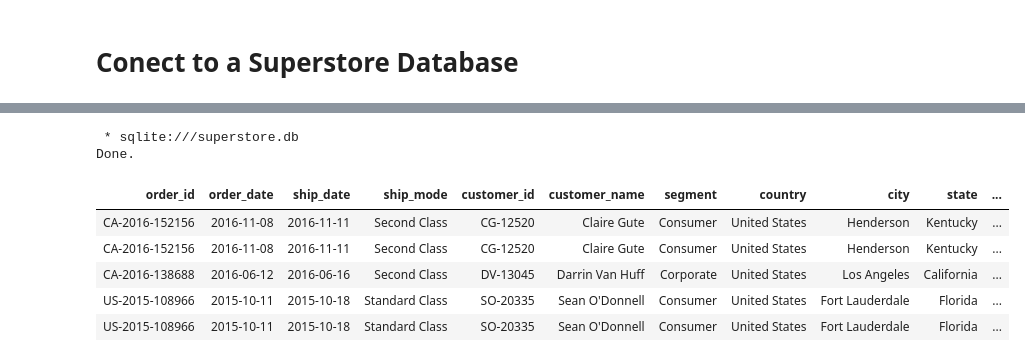
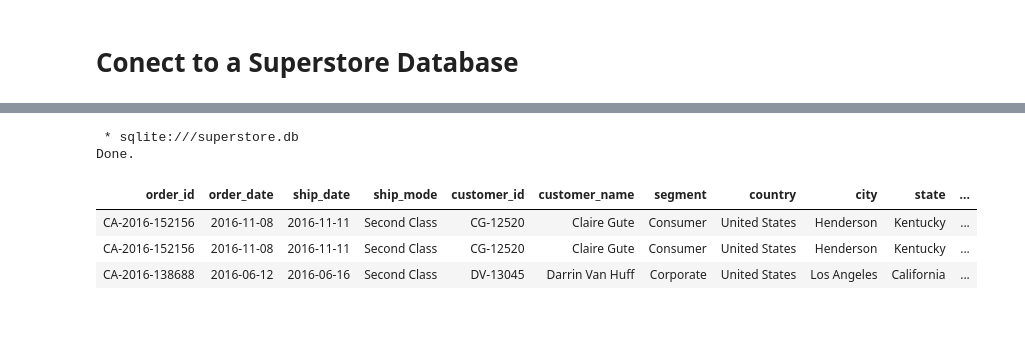
Before and after one commit to TomazFilgueira/Dq_Datascientist, a Jupyter notebook: 5 - Working with Datasources using SQL/5.1 - Introduction to SQL and Databases/1-Exploring the Database and Schema.ipynb, the cells around one changed output, grey strips where cells are left out. Drawn from its saved outputs; the diff is of its cells as text; code cells hidden in the pictures; blank space fills up the shorter version.

```diff
--- a/5 - Working with Datasources using SQL/5.1 - Introduction to SQL and Databases/1-Exploring the Database and Schema.ipynb
+++ b/5 - Working with Datasources using SQL/5.1 - Introduction to SQL and Databases/1-Exploring the Database and Schema.ipynb
@@ -27,14 +59,12 @@ Note: you may need to restart the kernel to use updated packages.
 # %%
 %%sql
 SELECT *
     from orders
-    limit 5
+    limit 3
 # %% [output]
  * sqlite:///superstore.db
 Done.
 | order_id | order_date | ship_date | ship_mode | customer_id | customer_name | segment | country | city | state | ... |
 | CA-2016-152156 | 2016-11-08 | 2016-11-11 | Second Class | CG-12520 | Claire Gute | Consumer | United States | Henderson | Kentucky | ... |
 | CA-2016-152156 | 2016-11-08 | 2016-11-11 | Second Class | CG-12520 | Claire Gute | Consumer | United States | Henderson | Kentucky | ... |
 | CA-2016-138688 | 2016-06-12 | 2016-06-16 | Second Class | DV-13045 | Darrin Van Huff | Corporate | United States | Los Angeles | California | ... |
-| US-2015-108966 | 2015-10-11 | 2015-10-18 | Standard Class | SO-20335 | Sean O'Donnell | Consumer | United States | Fort Lauderdale | Florida | ... |
-| US-2015-108966 | 2015-10-11 | 2015-10-18 | Standard Class | SO-20335 | Sean O'Donnell | Consumer | United States | Fort Lauderdale | Florida | ... |
```
Also changed, not shown: parts of 16 cells of this notebook, 1 other file.
